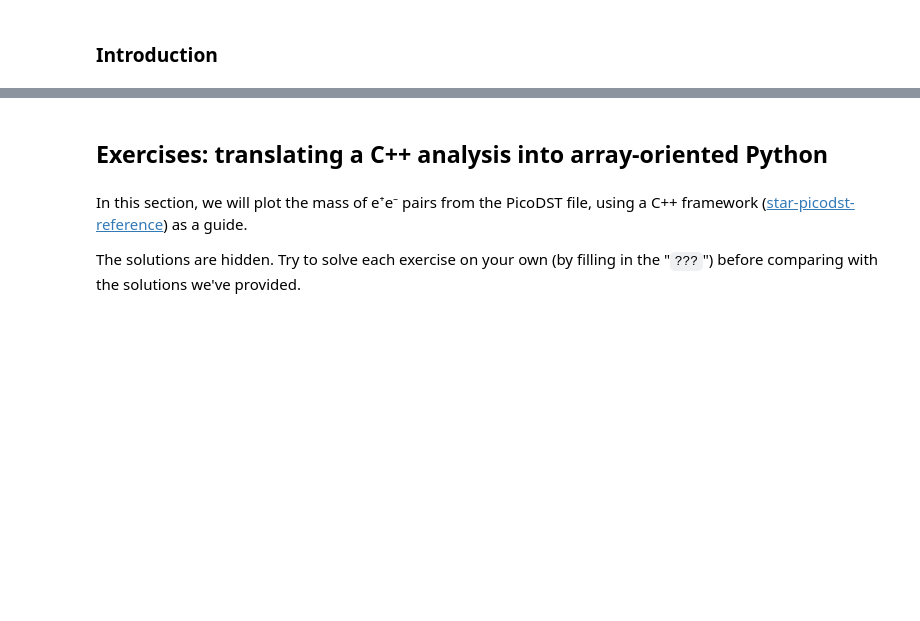
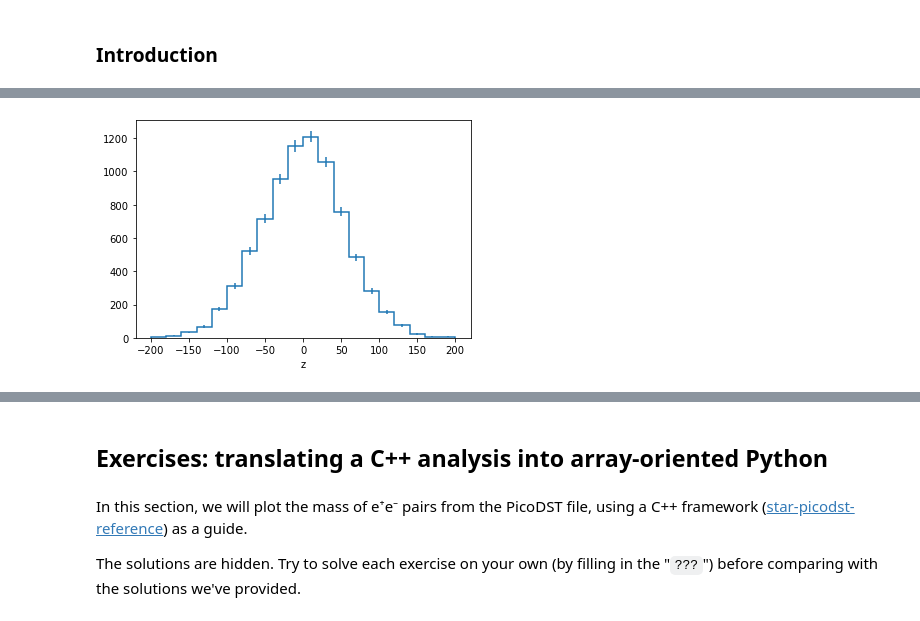
Before and after one commit to jpivarski-talks/2021-09-13-star-uproot-awkward-tutorial, a Jupyter notebook: tutorial.ipynb, the cells around one changed output, grey strips where cells are left out. Saved outputs shown, nothing was run; the diff lists cells and outputs as text; code cells hidden in the pictures; blank space fills up the shorter version.

```diff
--- a/tutorial.ipynb
+++ b/tutorial.ipynb
@@ -865,0 +1001,4 @@ for arrays in picodst.iterate(filter_name="*mGMomentum[XYZ]", step_size=100):
+# %%
+vertexhist[sum, sum, :, sum].plot();
+# %% [output]
+[figure, added]
```
Also changed, not shown: parts of 51 cells of this notebook, 3 other files.
